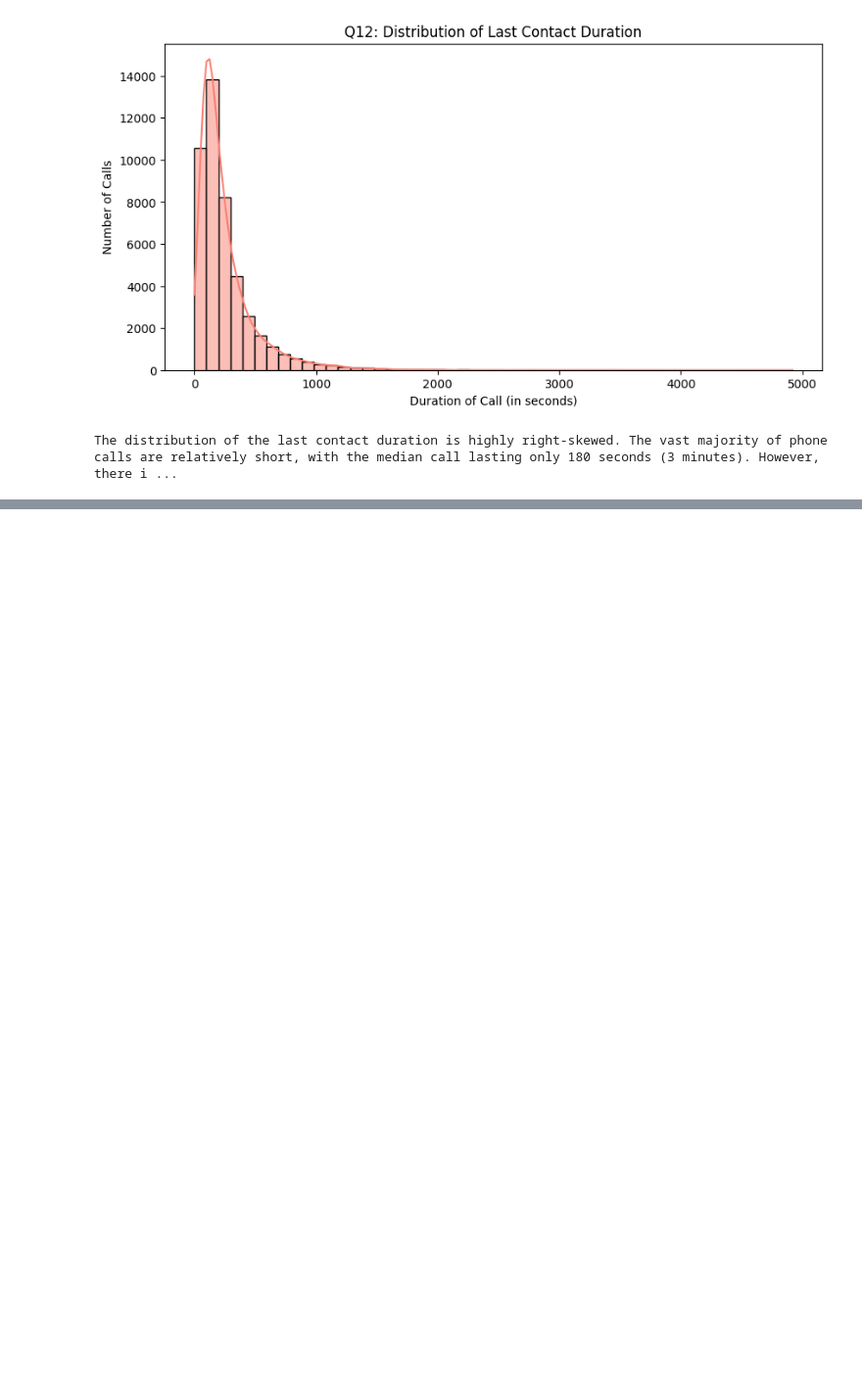
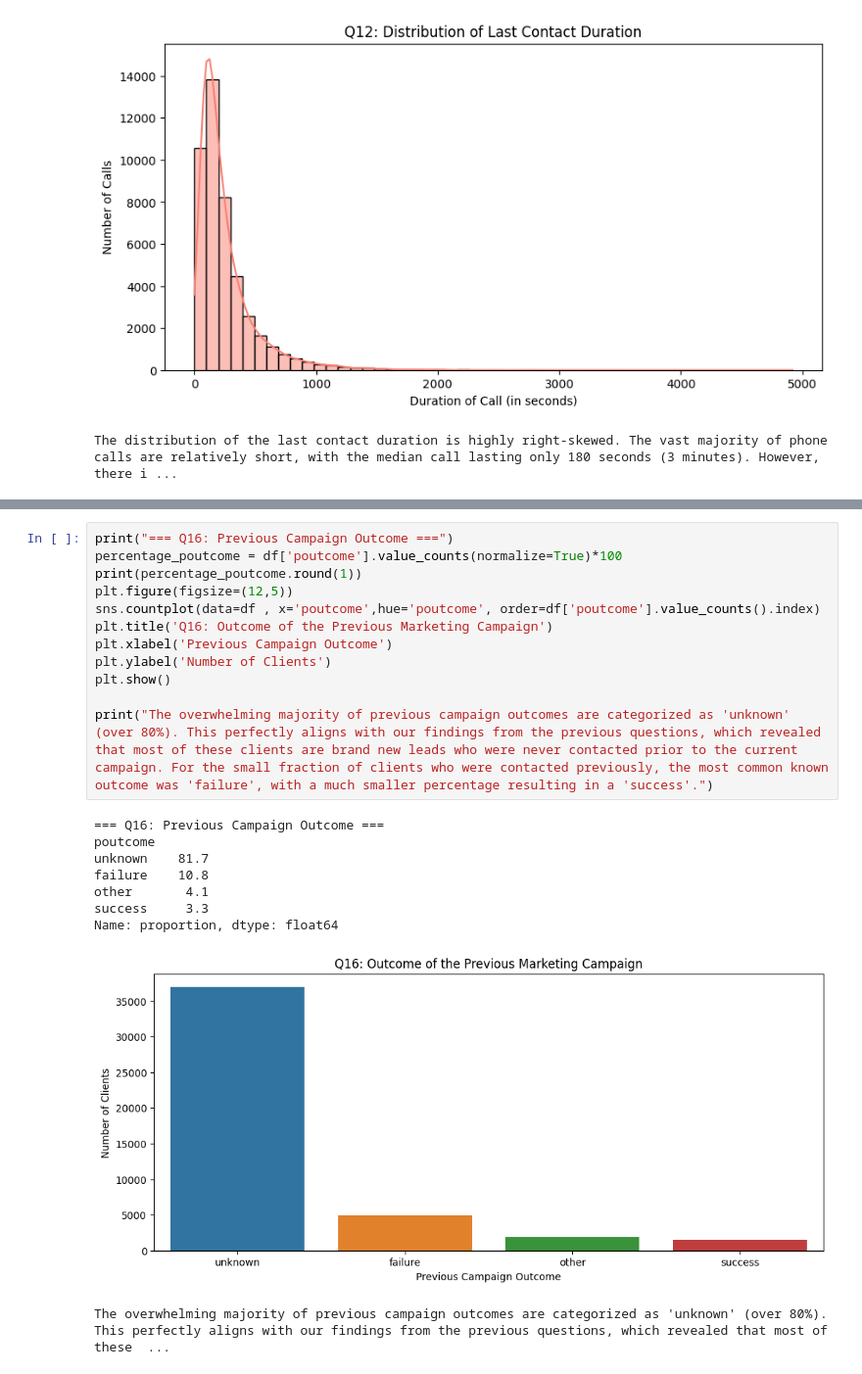
Before and after one commit to Srinivaas-only/Banking-Campaign-Data-Analysis, a Jupyter notebook: Banking_System_Analysis.ipynb, the cells around one changed output, grey strips where cells are left out. Shown at 98% size. Cells and saved outputs as stored; diff of their text form; blank space fills up the shorter version.

```diff
--- a/Banking_System_Analysis.ipynb
+++ b/Banking_System_Analysis.ipynb
@@ -388,0 +467,22 @@ The distribution of the last contact duration is highly right-skewed. The vast m
+# %%
+print("=== Q16: Previous Campaign Outcome ===")
+percentage_poutcome = df['poutcome'].value_counts(normalize=True)*100
+print(percentage_poutcome.round(1))
+plt.figure(figsize=(12,5))
+sns.countplot(data=df , x='poutcome',hue='poutcome', order=df['poutcome'].value_counts().index)
+plt.title('Q16: Outcome of the Previous Marketing Campaign')
+plt.xlabel('Previous Campaign Outcome')
+plt.ylabel('Number of Clients')
+plt.show()
+
+print("The overwhelming majority of previous campaign outcomes are categorized as 'unknown' (over 80%). This perfectly aligns with our findings from the previous questions, which revealed that most of these clients are brand new leads who were never contacted prior to the current campaign. For the small fraction of clients who were contacted previously, the most common known outcome was 'failure', with a much smaller percentage resulting in a 'success'.")
+# %% [output]
+=== Q16: Previous Campaign Outcome ===
+poutcome
+unknown    81.7
+failure    10.8
+other       4.1
+success     3.3
+Name: proportion, dtype: float64
+[figure, added]
+The overwhelming majority of previous campaign outcomes are categorized as 'unknown' (over 80%). This perfectly aligns with our findings from the previous questions, which revealed that most of these  ...
```
Also changed, not shown: parts of 5 cells of this notebook.
